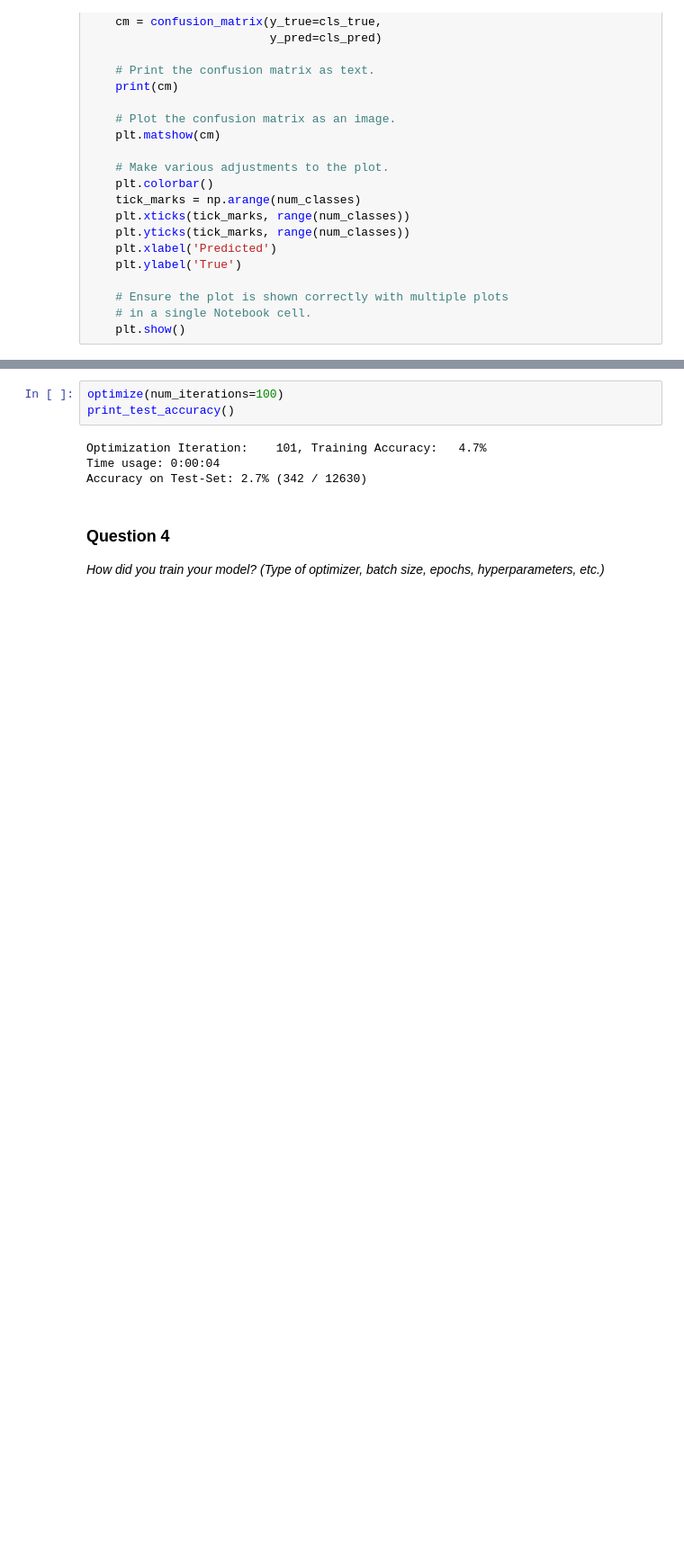
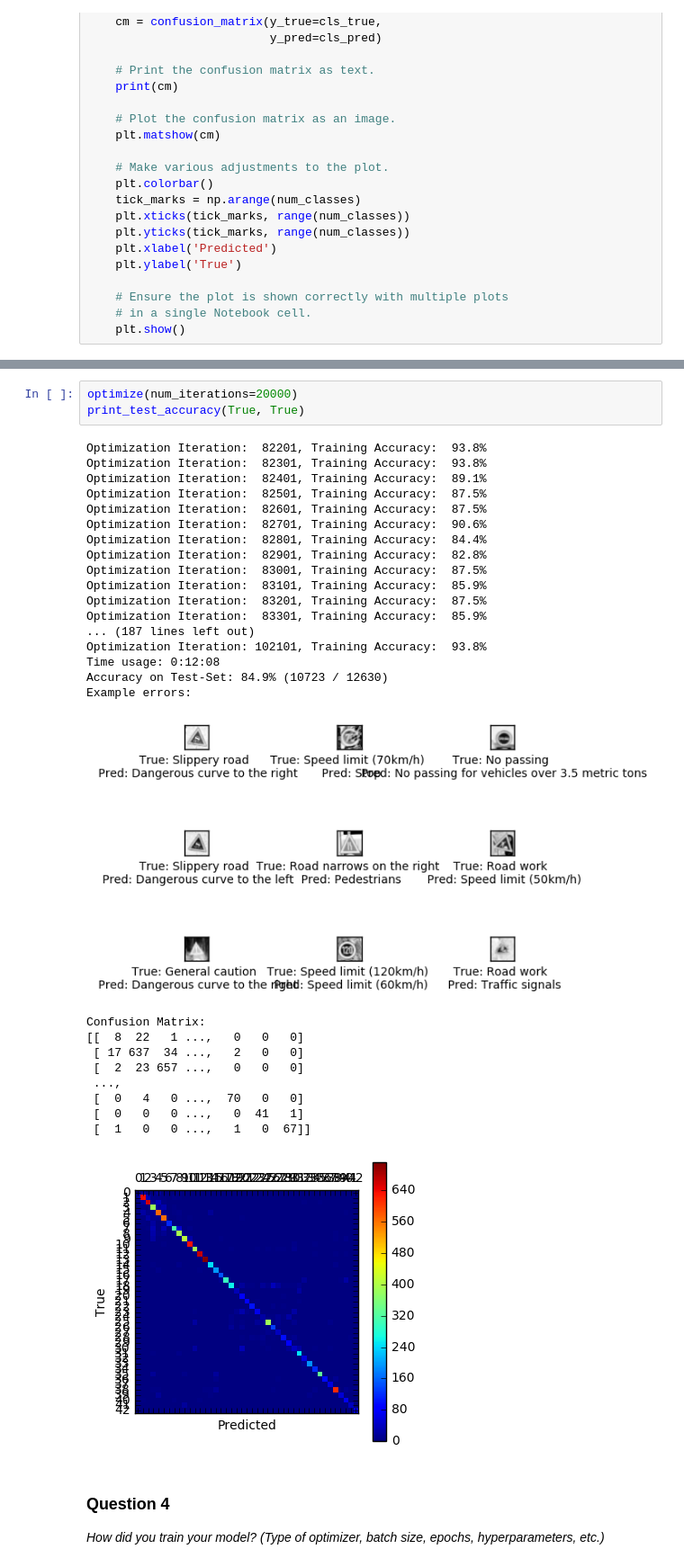
Before and after one commit to tnedev/traffic_sign_classifier, a Jupyter notebook: Traffic_Sign_Classifier.ipynb, the cells around one changed output, grey strips where cells are left out. Shown at 90% size. Cells and saved outputs as stored; diff of their text form; blank space fills up the shorter version.

```diff
--- a/Traffic_Sign_Classifier.ipynb
+++ b/Traffic_Sign_Classifier.ipynb
@@ -695,10 +695,34 @@ Confusion Matrix:
 # %%
-optimize(num_iterations=100)
-print_test_accuracy()
+optimize(num_iterations=20000)
+print_test_accuracy(True, True)
 # %% [output]
-Optimization Iteration:    101, Training Accuracy:   4.7%
-Time usage: 0:00:04
-Accuracy on Test-Set: 2.7% (342 / 12630)
+Optimization Iteration:  82201, Training Accuracy:  93.8%
+Optimization Iteration:  82301, Training Accuracy:  93.8%
+Optimization Iteration:  82401, Training Accuracy:  89.1%
+Optimization Iteration:  82501, Training Accuracy:  87.5%
+Optimization Iteration:  82601, Training Accuracy:  87.5%
+Optimization Iteration:  82701, Training Accuracy:  90.6%
+Optimization Iteration:  82801, Training Accuracy:  84.4%
+Optimization Iteration:  82901, Training Accuracy:  82.8%
+Optimization Iteration:  83001, Training Accuracy:  87.5%
+Optimization Iteration:  83101, Training Accuracy:  85.9%
+Optimization Iteration:  83201, Training Accuracy:  87.5%
+Optimization Iteration:  83301, Training Accuracy:  85.9%
+... (187 lines left out)
+Optimization Iteration: 102101, Training Accuracy:  93.8%
+Time usage: 0:12:08
+Accuracy on Test-Set: 84.9% (10723 / 12630)
+Example errors:
+[figure, added]
+Confusion Matrix:
+[[  8  22   1 ...,   0   0   0]
+ [ 17 637  34 ...,   2   0   0]
+ [  2  23 657 ...,   0   0   0]
+ ...,
+ [  0   4   0 ...,  70   0   0]
+ [  0   0   0 ...,   0  41   1]
+ [  1   0   0 ...,   1   0  67]]
+[figure, added]
 # %% [markdown]
 ### Question 4
 
```
Also changed, not shown: parts of 8 cells of this notebook.
